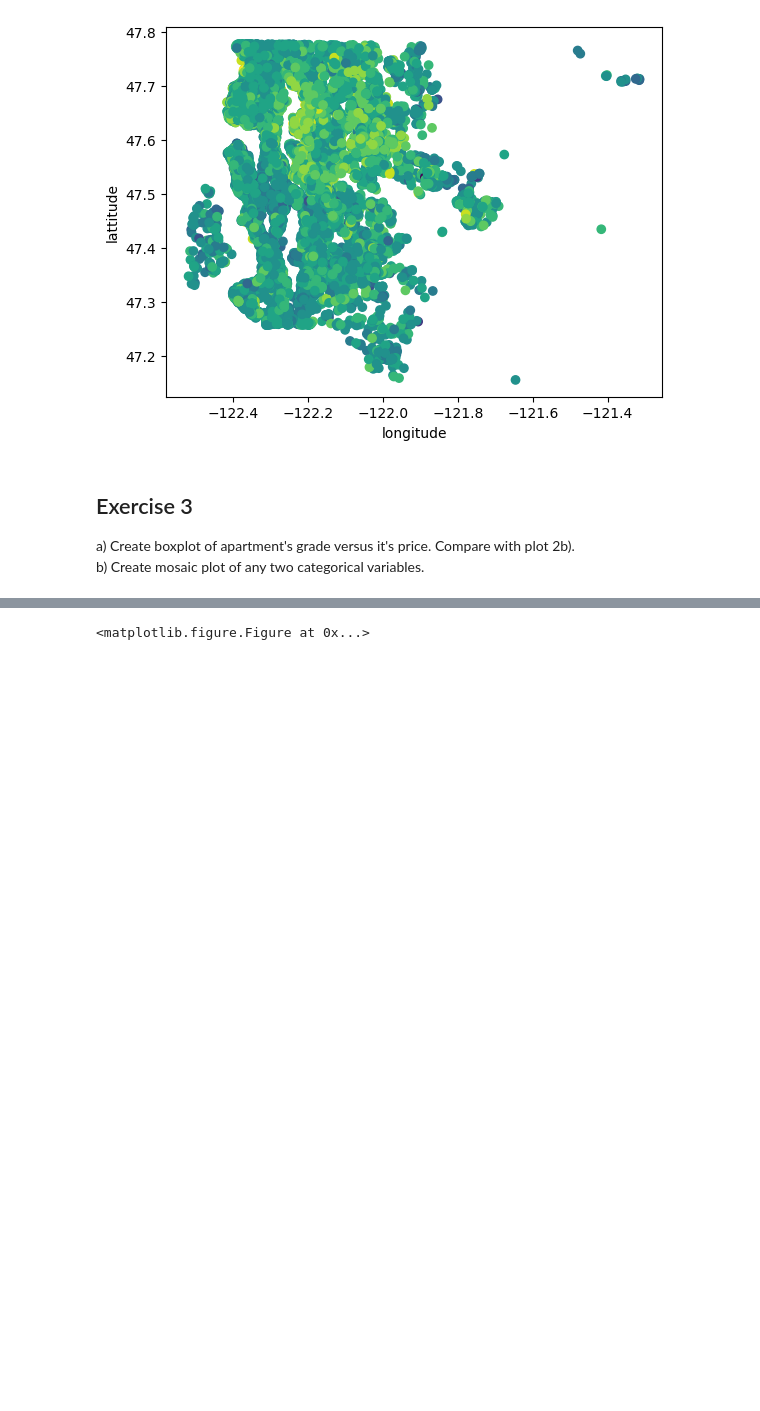
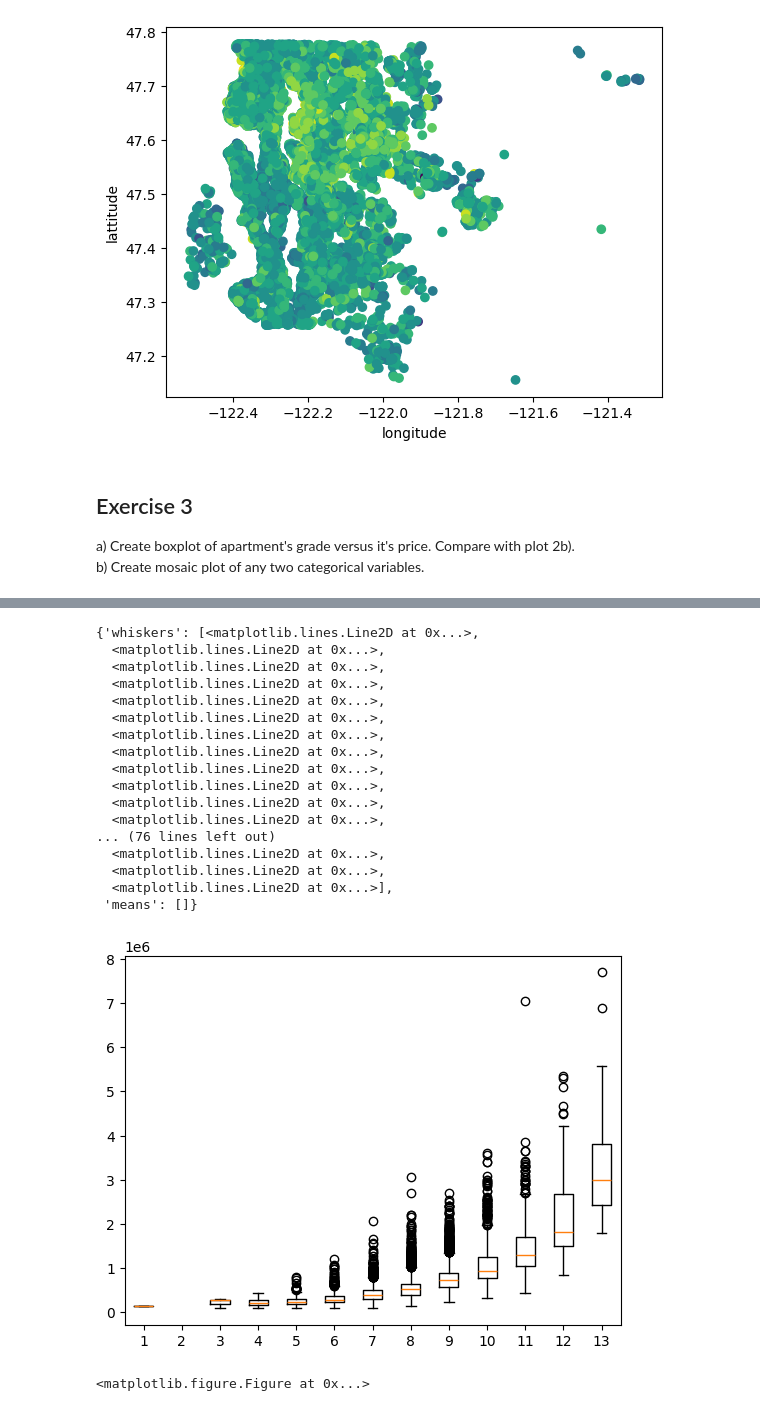
Before and after one commit to mawojcik/introduction_to_data_science, a Jupyter notebook: Lab_1/Assignment_1.ipynb, the cells around one changed output, grey strips where cells are left out. Drawn from its saved outputs; the diff is of its cells as text; code cells hidden in the pictures; blank space fills up the shorter version.

```diff
--- a/Lab_1/Assignment_1.ipynb
+++ b/Lab_1/Assignment_1.ipynb
@@ -133,3 +125,43 @@ b) Create mosaic plot of any two categorical variables.
+# %%
+#a)
+#Your code:
+unique_grades = df['grade'].unique()
+# unique_grades = sorted(unique_grades)
+
+# df['price']
+
+# unique_grades[2].append(df['price'])
+grades = [[] for _ in range(13)]
+
+for i in range(1, 14):
+    prices = []
+    for j in range(len(df['grade'])):
+        if df['grade'].iloc[j] == i:
+            prices.append(df['price'].iloc[j])
+    grades[i-1] = prices
+plt.boxplot(grades)
+# plt.xlabel("grade")
+# plt.ylabel("price")
+#Hint: plt.boxplot
+# %% [output]
+{'whiskers': [<matplotlib.lines.Line2D at 0x...>,
+  <matplotlib.lines.Line2D at 0x...>,
+  <matplotlib.lines.Line2D at 0x...>,
+  <matplotlib.lines.Line2D at 0x...>,
+  <matplotlib.lines.Line2D at 0x...>,
+  <matplotlib.lines.Line2D at 0x...>,
+  <matplotlib.lines.Line2D at 0x...>,
+  <matplotlib.lines.Line2D at 0x...>,
+  <matplotlib.lines.Line2D at 0x...>,
+  <matplotlib.lines.Line2D at 0x...>,
+  <matplotlib.lines.Line2D at 0x...>,
+  <matplotlib.lines.Line2D at 0x...>,
+... (76 lines left out)
+  <matplotlib.lines.Line2D at 0x...>,
+  <matplotlib.lines.Line2D at 0x...>,
+  <matplotlib.lines.Line2D at 0x...>],
+ 'means': []}
+[figure, added]
 # %%
 #b)
 from statsmodels.graphics.mosaicplot import mosaic
```
Also changed, not shown: parts of 1 cell of this notebook.
